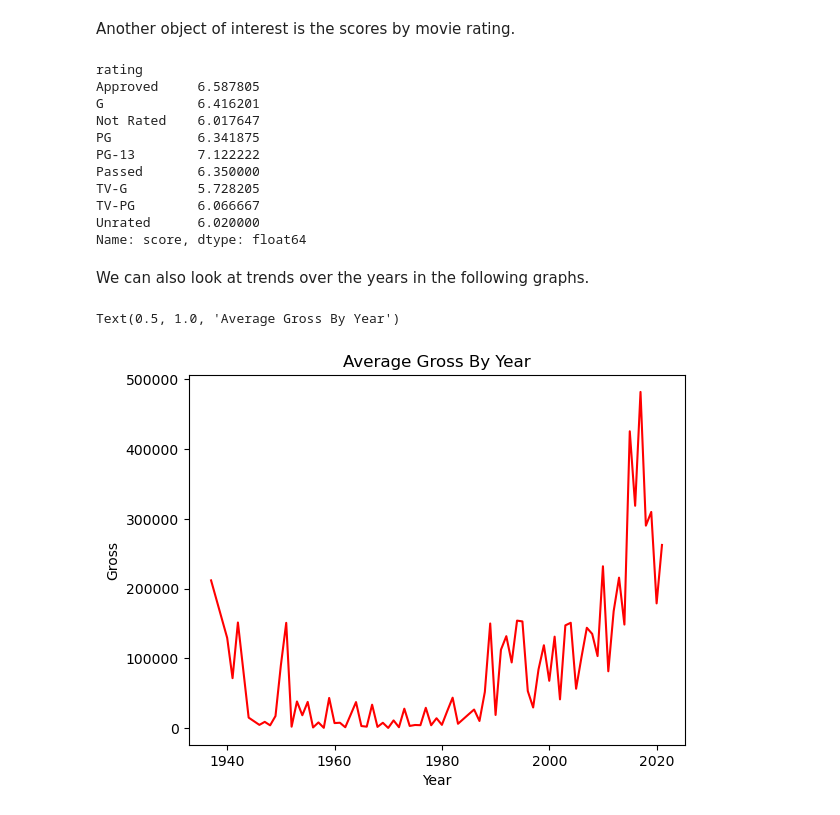
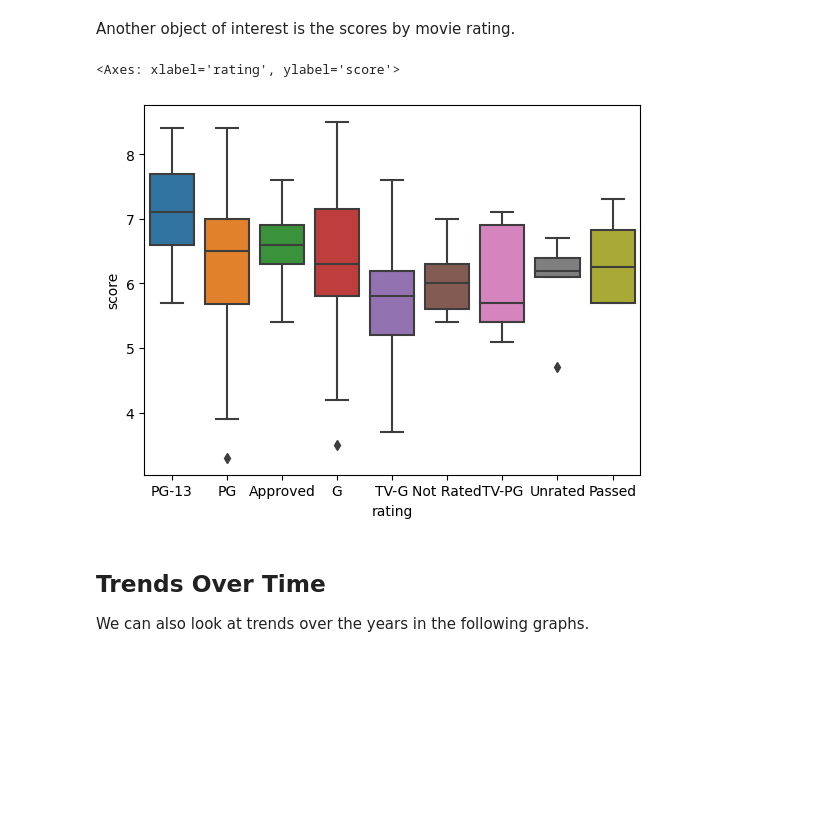
Before and after one commit to oliviahanks/Movies, a Jupyter notebook: disney_movie_analysis/analysis.ipynb, the cells around one changed output. Saved outputs shown, nothing was run; the diff lists cells and outputs as text; code cells hidden in the pictures; blank space fills up the shorter version.

```diff
--- a/disney_movie_analysis/analysis.ipynb
+++ b/disney_movie_analysis/analysis.ipynb
@@ -218,25 +232,11 @@ Text(0.5, 1.0, '')
 Another object of interest is the scores by movie rating.
 # %%
 imdb.groupby(imdb['rating']).score.mean()
+sns.boxplot(x='rating', y='score', data=imdb)
 # %% [output]
-rating
-Approved     6.587805
-G            6.416201
-Not Rated    6.017647
-PG           6.341875
-PG-13        7.122222
-Passed       6.350000
-TV-G         5.728205
-TV-PG        6.066667
-Unrated      6.020000
-Name: score, dtype: float64
+<Axes: xlabel='rating', ylabel='score'>
+[figure, added]
 # %% [markdown]
+## Trends Over Time
+
 We can also look at trends over the years in the following graphs.
-# %%
-plt.plot(imdb.groupby(imdb['year']).gross.mean(),  'r')
-plt.xlabel('Year')
-plt.ylabel('Gross')
-plt.title('Average Gross By Year')
-# %% [output]
-Text(0.5, 1.0, 'Average Gross By Year')
-[figure, removed]
```
Also changed, not shown: parts of 25 cells of this notebook, 5 other files.
